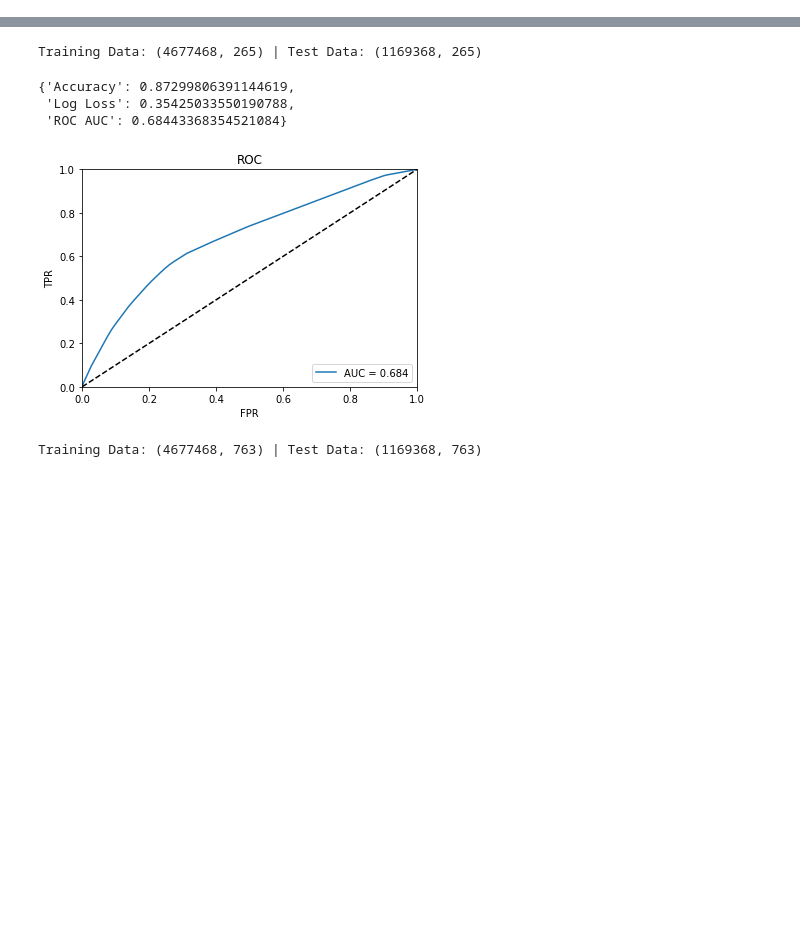
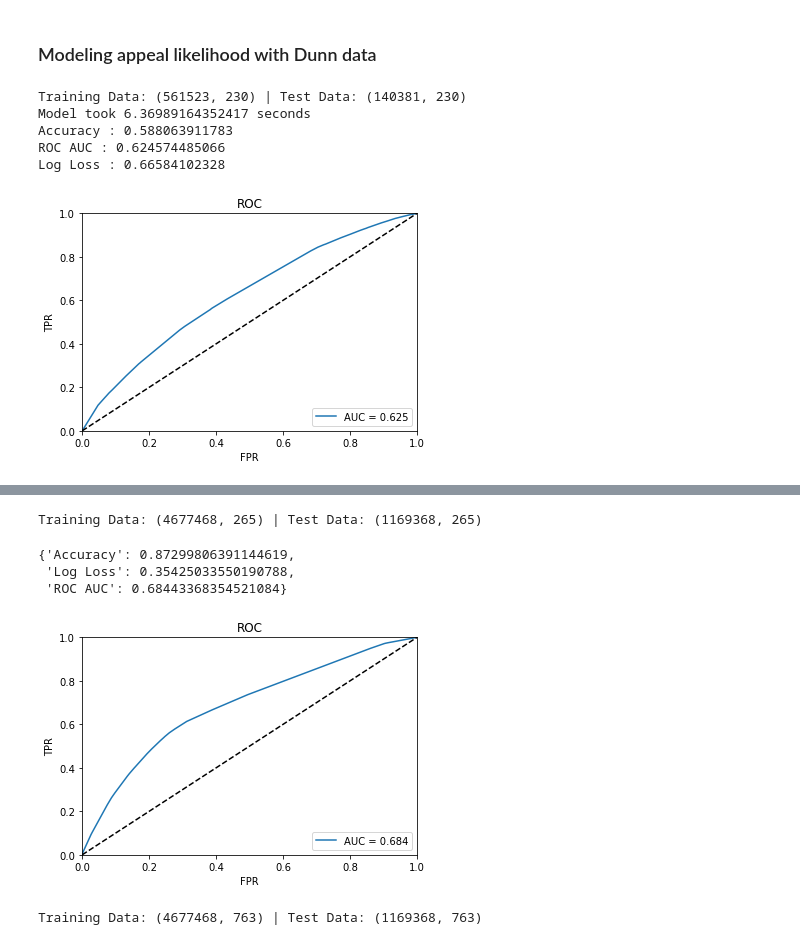
Before and after one commit to colinandrus/ml_course_project, a Jupyter notebook: notebooks/predict_appeal.ipynb, the cells around one changed output, grey strips where cells are left out. Saved outputs shown, nothing was run; the diff lists cells and outputs as text; code cells hidden in the pictures; blank space fills up the shorter version.

Commit message:
Adding the dunn analysis

```diff
--- a/notebooks/predict_appeal.ipynb
+++ b/notebooks/predict_appeal.ipynb
@@ -40,0 +101,7 @@ def create_dchen_subset():
+# %%
+dunn_raw = pd.read_csv(os.path.join(DATAFOLDER,
+                                    '_decision_scheduling_merge_final_converted.csv'),
+                       low_memory=False,
+                       encoding='latin-1')
+print("raw: " + str(dunn_raw.shape))
+dunn_raw.head()
@@ -40,0 +117,8 @@ def create_dchen_subset():
+# %%
+# prepare the dunn data
+dunn_master = dunn_raw[['idncase', 'idnproceeding', 'nat', 'case_type_string',
+                       'dec_type_string', 'dec_string', 'nat_string', 'base_city_string',
+                       'base_city_state', 'base_city_zip5', 'langid', 'adj_year', 'adj_month',
+                       'adj_day', 'application_dec_string', 'application_type_string',
+                       'ij_code', 'affirmative']]
+dunn_master.head()
@@ -40,0 +134,7 @@ def create_dchen_subset():
+# %%
+dunn_with_appeals = dunn_master.merge(appeals_in_scope, how='left',
+                                    left_on=['idncase', 'idnproceeding'],
+                                    right_on=['idncase', 'idnProceeding'])
+dunn_with_appeals['has_appealed'] = np.where(dunn_with_appeals['idnProceeding'].isnull(), 0 ,1)
+
+dunn_with_appeals.head(5)
@@ -40,0 +170,24 @@ def create_dchen_subset():
+# %% [markdown]
+### Modeling appeal likelihood with Dunn data
+# %%
+# Logistic Regression: nationality only
+start_time = time.time()
+CAT_FEATURES = ['nat']
+NUM_FEATURES = []
+IMPUTE_METHODS = {'nat': 'none'}
+MODEL = (LogisticRegression())
+
+X_train, X_test, y_train, y_test = dp.get_model_data(dunn_with_appeals,
+                                                  label='has_appealed', cat_features = CAT_FEATURES,
+                                                  num_features = NUM_FEATURES, impute_methods = IMPUTE_METHODS)
+metrics = dp.train_model(MODEL, X_train, y_train, X_test, y_test, plot_auc=True)
+print("Model took {} seconds".format((time.time() - start_time)))
+for metric, val in metrics.items():
+    print(metric + " : " + str(val))
+# %% [output]
+Training Data: (561523, 230) | Test Data: (140381, 230)
+Model took 6.36989164352417 seconds
+Accuracy : 0.588063911783
+ROC AUC : 0.624574485066
+Log Loss : 0.66584102328
+[figure, added]
```
Also changed, not shown: parts of 24 cells of this notebook.
